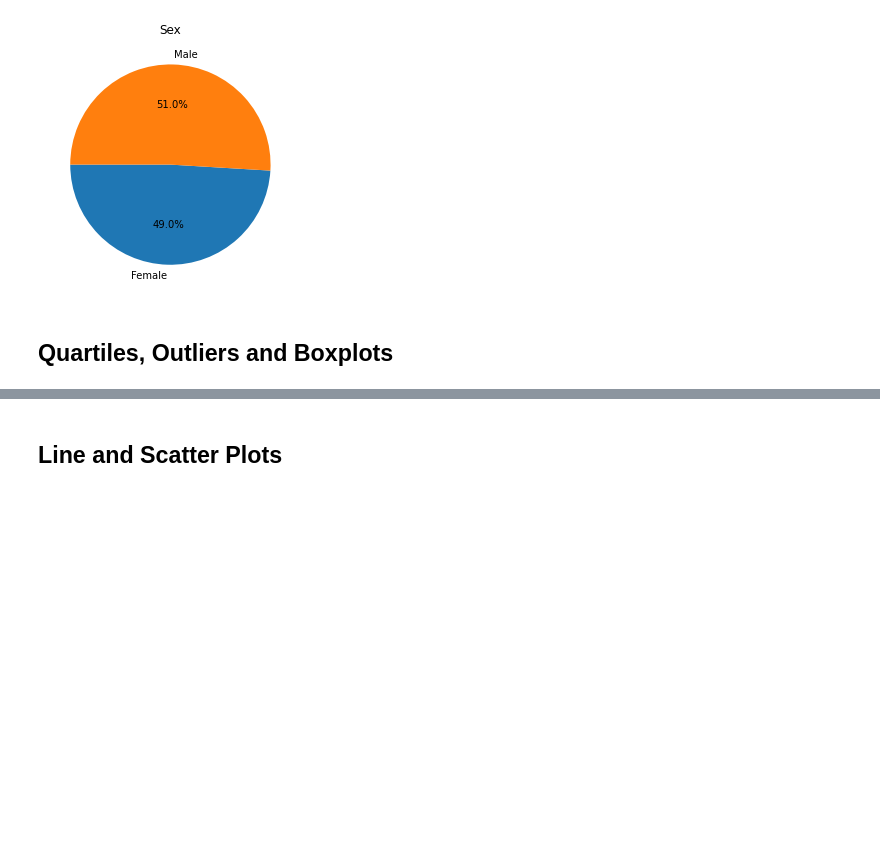
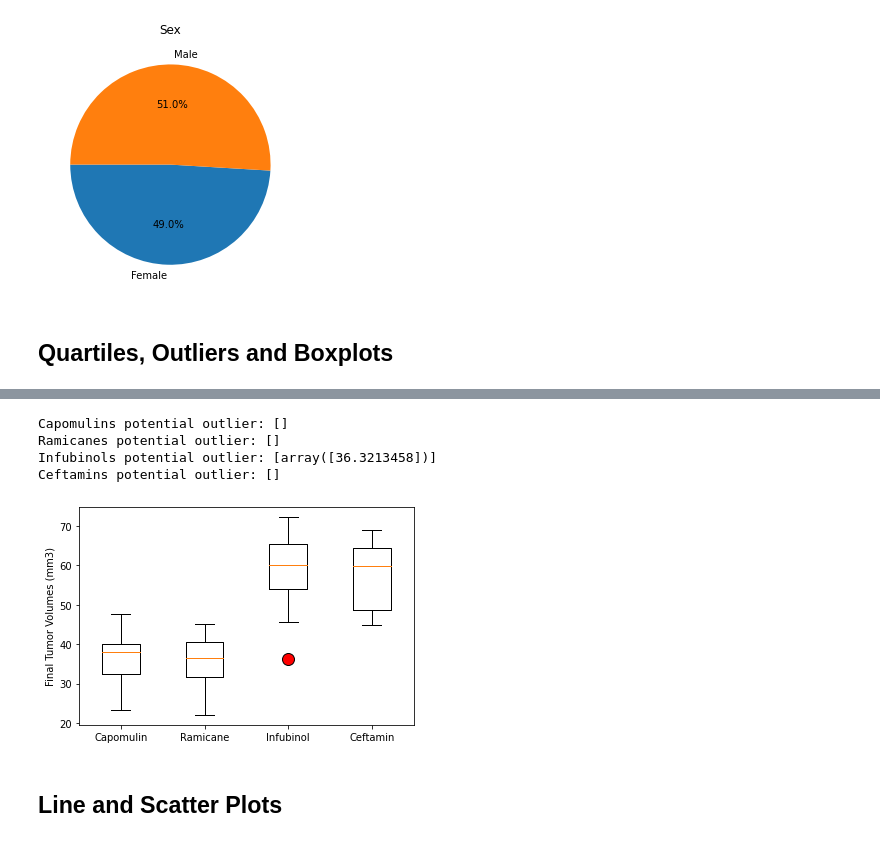
Before and after one commit to vishaalgupta/matplotlib-challenge, a Jupyter notebook: Pymaceuticals/pymaceuticals_starter.ipynb, the cells around one changed output, grey strips where cells are left out. Saved outputs shown, nothing was run; the diff lists cells and outputs as text; code cells hidden in the pictures; blank space fills up the shorter version.

Commit message:
outliers/boxplot

```diff
--- a/Pymaceuticals/pymaceuticals_starter.ipynb
+++ b/Pymaceuticals/pymaceuticals_starter.ipynb
@@ -168,8 +168,13 @@ plt.tight_layout()
 # %%
 # Calculate the final tumor volume of each mouse across four of the treatment regimens:
 # Capomulin, Ramicane, Infubinol, and Ceftamin
-
 # Start by getting the last (greatest) timepoint for each mouse
-
-
+final_volume = updated_df.groupby(["Mouse ID"])
+last_timepoint = final_volume["Timepoint"].max()
+last_timepoint_df = pd.DataFrame(index = (final_volume.count().index))
+last_timepoint_df["Final Timepoint"] = last_timepoint
+final_merge = pd.merge(left = updated_df, right = last_timepoint_df, on = "Mouse ID", how = "outer")
 # Merge this group df with the original dataframe to get the tumor volume at the last timepoint
+tumor = final_merge.loc[final_merge["Final Timepoint"] == final_merge["Timepoint"], :]
+#tumor_group = tumor.groupby("Mouse ID")
+#tumor_group["Tumor Volume (mm3)"].unique()
@@ -176,22 +195,48 @@ plt.tight_layout()
 # %%
 # Put treatments into a list for for loop (and later for plot labels)
-
+treatments = ["Capomulin", "Ramicane", "Infubinol", "Ceftamin"]
 
 # Create empty list to fill with tumor vol data (for plotting)
-
+tumor_data = []
 
 # Calculate the IQR and quantitatively determine if there are any potential outliers.
 
 
     # Locate the rows which contain mice on each drug and get the tumor volumes
-
-
+for treatment in treatments:
+    mice = tumor.loc[tumor["Drug Regimen"] == treatment, :]
+    mice_group = mice.groupby("Mouse ID")
+    treatment_tumorData = mice_group["Tumor Volume (mm3)"].unique()
+    tumor_data.append(treatment_tumorData)
     # add subset
 
 
     # Determine outliers using upper and lower bounds
+    quartiles = treatment_tumorData.quantile([.25,.5,.75])
+    lowerq = quartiles[0.25]
+    upperq = quartiles[0.75]
+    iqr = upperq-lowerq
+    lower_bound = lowerq - (1.5*iqr)
+    upper_bound = upperq + (1.5*iqr)
+    outlier = []
+    for x in treatment_tumorData:
+        if ((x > upper_bound) | (x < lower_bound)):
+            outlier.append(x)
+    print(f"{treatment}s potential outlier: {outlier}")
+# %% [output]
+Capomulins potential outlier: []
+Ramicanes potential outlier: []
+Infubinols potential outlier: [array([36.3213458])]
+Ceftamins potential outlier: []
 # %%
 # Generate a box plot of the final tumor volume of each mouse across four regimens of interest
+fig1, ax1 = plt.subplots()
+ax1.set_ylabel('Final Tumor Volumes (mm3)')
+flierprops = dict(markerfacecolor='r', markersize=12)
+ax1.boxplot(tumor_data, labels = treatments, flierprops = flierprops)
+plt.show()
+# %% [output]
+[figure, added]
 # %% [markdown]
 ## Line and Scatter Plots
 # %%
```
Also changed, not shown: parts of 1 cell of this notebook.
